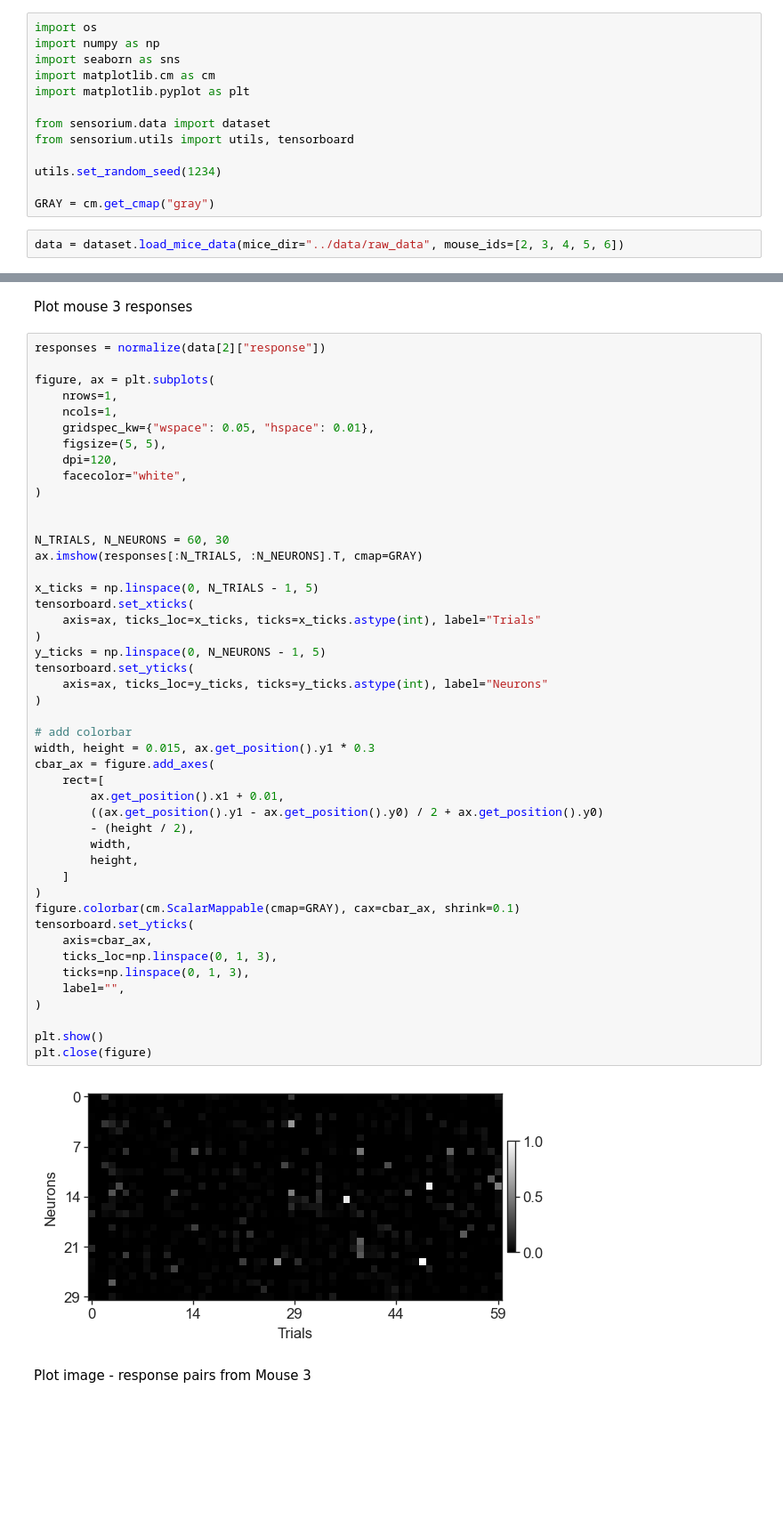
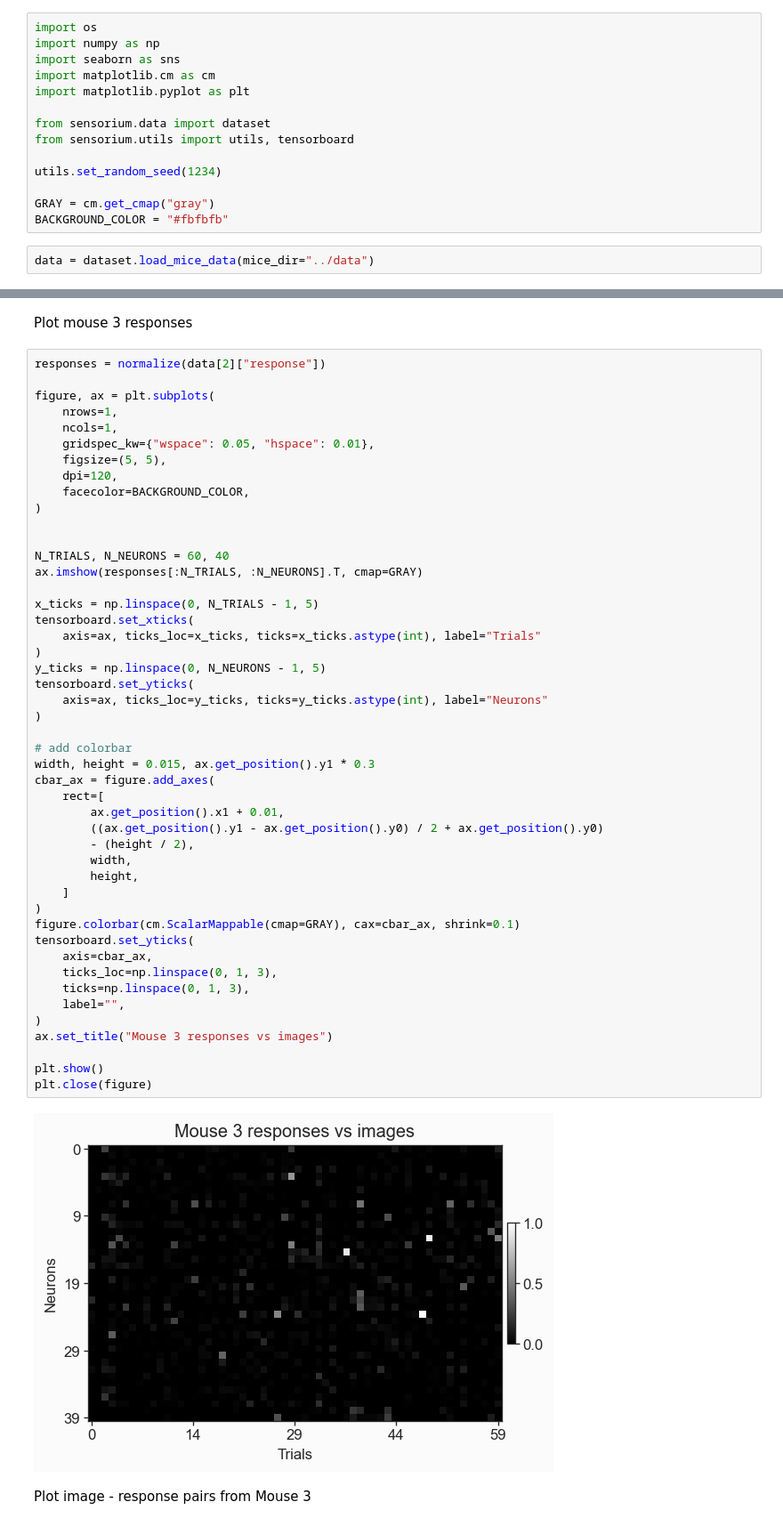
Before and after one commit to bryanlimy/V1T, a Jupyter notebook: misc/data_visualization.ipynb, the cells around one changed output, grey strips where cells are left out. Shown at 89% size. Drawn from its saved outputs; the diff is of its cells as text; blank space fills up the shorter version.

```diff
--- a/misc/data_visualization.ipynb
+++ b/misc/data_visualization.ipynb
@@ -11,8 +11,9 @@ from sensorium.utils import utils, tensorboard
 utils.set_random_seed(1234)
 
 GRAY = cm.get_cmap("gray")
+BACKGROUND_COLOR = "#fbfbfb"
 # %%
-data = dataset.load_mice_data(mice_dir="../data/raw_data", mouse_ids=[2, 3, 4, 5, 6])
+data = dataset.load_mice_data(mice_dir="../data")
 # %%
 for i in data.keys():
     print(
@@ -40,45 +43,46 @@ figure, ax = plt.subplots(
     gridspec_kw={"wspace": 0.05, "hspace": 0.01},
     figsize=(5, 5),
     dpi=120,
-    facecolor="white",
+    facecolor=BACKGROUND_COLOR,
 )
 
 
-N_TRIALS, N_NEURONS = 60, 30
+N_TRIALS, N_NEURONS = 60, 40
 ax.imshow(responses[:N_TRIALS, :N_NEURONS].T, cmap=GRAY)
 
 x_ticks = np.linspace(0, N_TRIALS - 1, 5)
 tensorboard.set_xticks(
     axis=ax, ticks_loc=x_ticks, ticks=x_ticks.astype(int), label="Trials"
 )
 y_ticks = np.linspace(0, N_NEURONS - 1, 5)
 tensorboard.set_yticks(
     axis=ax, ticks_loc=y_ticks, ticks=y_ticks.astype(int), label="Neurons"
 )
 
 # add colorbar
 width, height = 0.015, ax.get_position().y1 * 0.3
 cbar_ax = figure.add_axes(
     rect=[
         ax.get_position().x1 + 0.01,
         ((ax.get_position().y1 - ax.get_position().y0) / 2 + ax.get_position().y0)
         - (height / 2),
         width,
         height,
     ]
 )
 figure.colorbar(cm.ScalarMappable(cmap=GRAY), cax=cbar_ax, shrink=0.1)
 tensorboard.set_yticks(
     axis=cbar_ax,
     ticks_loc=np.linspace(0, 1, 3),
     ticks=np.linspace(0, 1, 3),
     label="",
 )
+ax.set_title("Mouse 3 responses vs images")
 
 plt.show()
 plt.close(figure)
 # %% [output]
-[figure, old version]
+[figure, new version]
 # %% [markdown]
 Plot image - response pairs from Mouse 3
 # %%
```
Also changed, not shown: parts of 4 cells of this notebook, 2 other files.
